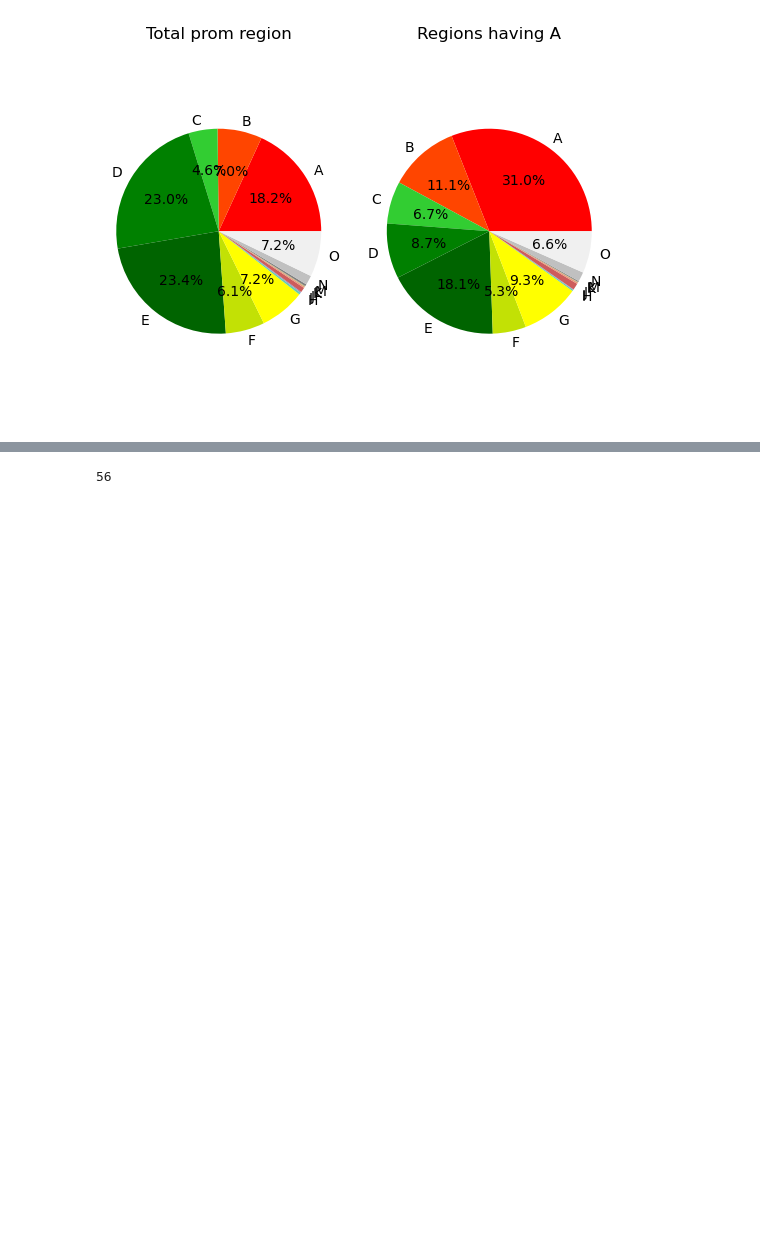
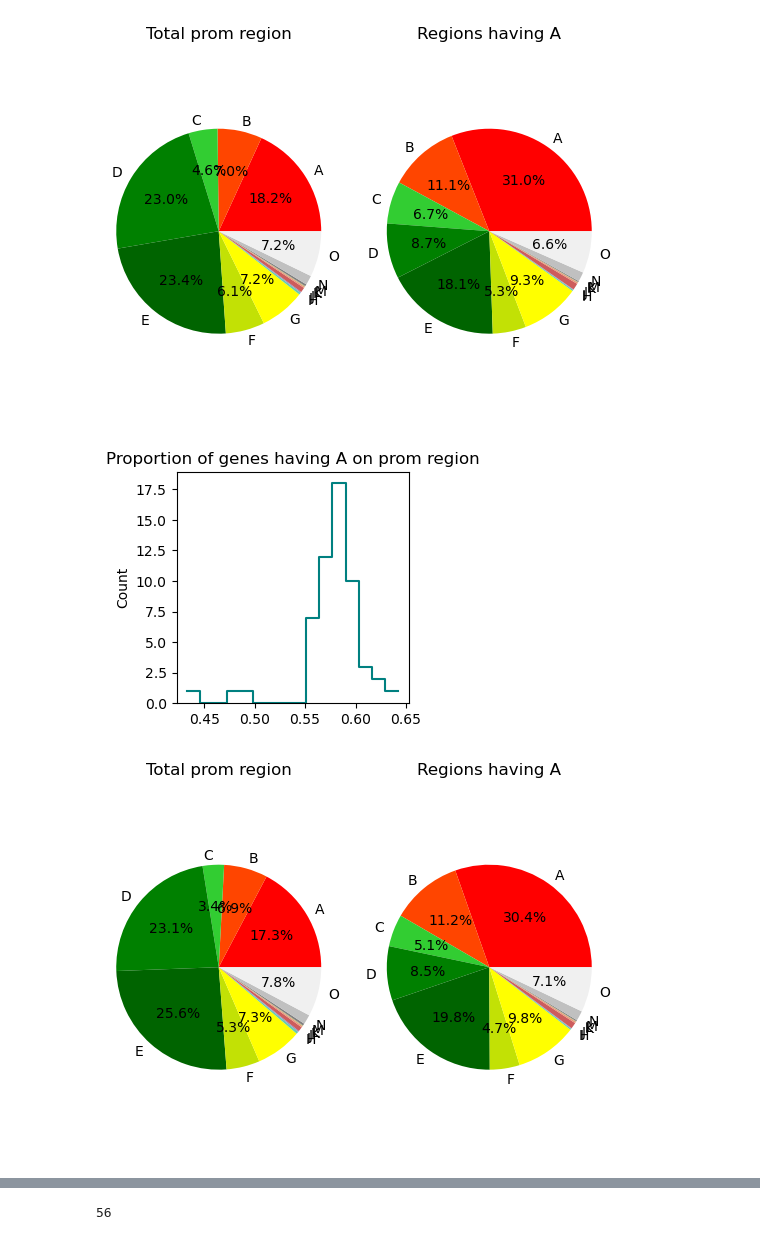
Before and after one commit to caocao0525/NSP, a Jupyter notebook: promoter_study.ipynb, the cells around one changed output, grey strips where cells are left out. Drawn from its saved outputs; the diff is of its cells as text; code cells hidden in the pictures; blank space fills up the shorter version.

```diff
--- a/promoter_study.ipynb
+++ b/promoter_study.ipynb
@@ -1060,4 +1018,9 @@ prom_cs_all50, occu_cs_all50=prom_stat1(prom_path="../database/roadmap/prom/up2k
 # %% [output]
 [figure]
 [figure]
+# %%
+prom_cs_all30, occu_cs_all30=prom_stat1("../database/roadmap/prom/up2kdown4k/gene_exp/rpkm30/", chromatin_state="A")
+# %% [output]
+[figure, added]
+[figure, added]
 # %%
```
Also changed, not shown: parts of 24 cells of this notebook, 1 other file.
